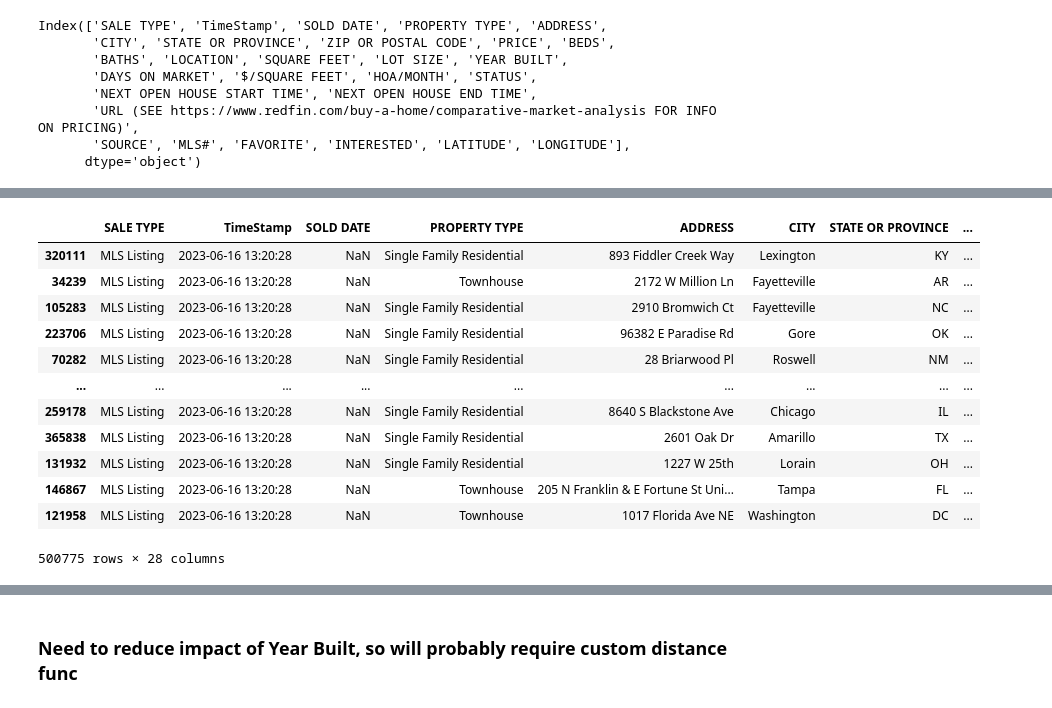
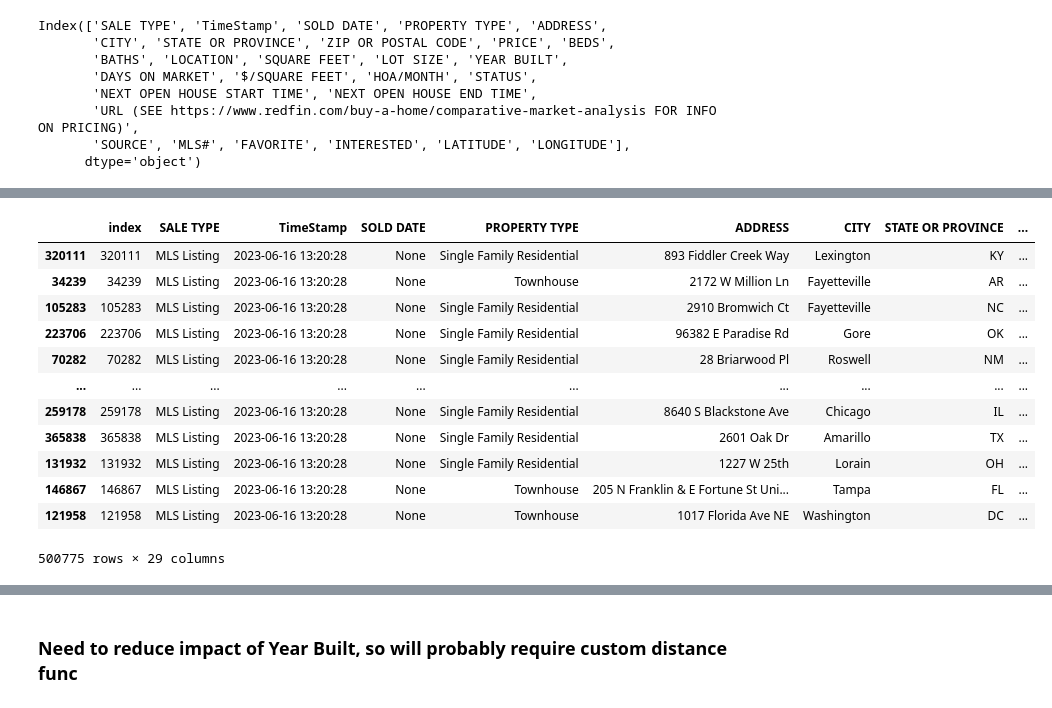
Before and after one commit to clearboxco/FYH-model, a Jupyter notebook: ML_tests_4_recs.ipynb, the cells around one changed output, grey strips where cells are left out. Saved outputs shown, nothing was run; the diff lists cells and outputs as text; code cells hidden in the pictures.

```diff
--- a/ML_tests_4_recs.ipynb
+++ b/ML_tests_4_recs.ipynb
@@ -225,21 +378,23 @@ df_full=df
 
 df_final=df_full.drop(['ADDRESS','CITY','STATE OR PROVINCE','ZIP OR POSTAL CODE','PROPERTY TYPE'],axis=1)
 # %%
-df.sample(frac=1, replace=False, random_state=42)
+sampled=df.sample(frac=1, replace=False, random_state=42)
-# %% [output]
-|  | SALE TYPE | TimeStamp | SOLD DATE | PROPERTY TYPE | ADDRESS | CITY | STATE OR PROVINCE | ... |
-| 320111 | MLS Listing | 2023-06-16 13:20:28 | NaN | Single Family Residential | 893 Fiddler Creek Way | Lexington | KY | ... |
-| 34239 | MLS Listing | 2023-06-16 13:20:28 | NaN | Townhouse | 2172 W Million Ln | Fayetteville | AR | ... |
-| 105283 | MLS Listing | 2023-06-16 13:20:28 | NaN | Single Family Residential | 2910 Bromwich Ct | Fayetteville | NC | ... |
-| 223706 | MLS Listing | 2023-06-16 13:20:28 | NaN | Single Family Residential | 96382 E Paradise Rd | Gore | OK | ... |
-| 70282 | MLS Listing | 2023-06-16 13:20:28 | NaN | Single Family Residential | 28 Briarwood Pl | Roswell | NM | ... |
-| ... | ... | ... | ... | ... | ... | ... | ... | ... |
-| 259178 | MLS Listing | 2023-06-16 13:20:28 | NaN | Single Family Residential | 8640 S Blackstone Ave | Chicago | IL | ... |
-| 365838 | MLS Listing | 2023-06-16 13:20:28 | NaN | Single Family Residential | 2601 Oak Dr | Amarillo | TX | ... |
-| 131932 | MLS Listing | 2023-06-16 13:20:28 | NaN | Single Family Residential | 1227 W 25th | Lorain | OH | ... |
-| 146867 | MLS Listing | 2023-06-16 13:20:28 | NaN | Townhouse | 205 N Franklin & E Fortune St Uni... | Tampa | FL | ... |
-| 121958 | MLS Listing | 2023-06-16 13:20:28 | NaN | Townhouse | 1017 Florida Ave NE | Washington | DC | ... |
-500775 rows × 28 columns
+# %%
+sampled
+# %% [output]
+|  | index | SALE TYPE | TimeStamp | SOLD DATE | PROPERTY TYPE | ADDRESS | CITY | STATE OR PROVINCE | ... |
+| 320111 | 320111 | MLS Listing | 2023-06-16 13:20:28 | None | Single Family Residential | 893 Fiddler Creek Way | Lexington | KY | ... |
+| 34239 | 34239 | MLS Listing | 2023-06-16 13:20:28 | None | Townhouse | 2172 W Million Ln | Fayetteville | AR | ... |
+| 105283 | 105283 | MLS Listing | 2023-06-16 13:20:28 | None | Single Family Residential | 2910 Bromwich Ct | Fayetteville | NC | ... |
+| 223706 | 223706 | MLS Listing | 2023-06-16 13:20:28 | None | Single Family Residential | 96382 E Paradise Rd | Gore | OK | ... |
+| 70282 | 70282 | MLS Listing | 2023-06-16 13:20:28 | None | Single Family Residential | 28 Briarwood Pl | Roswell | NM | ... |
+| ... | ... | ... | ... | ... | ... | ... | ... | ... | ... |
+| 259178 | 259178 | MLS Listing | 2023-06-16 13:20:28 | None | Single Family Residential | 8640 S Blackstone Ave | Chicago | IL | ... |
+| 365838 | 365838 | MLS Listing | 2023-06-16 13:20:28 | None | Single Family Residential | 2601 Oak Dr | Amarillo | TX | ... |
+| 131932 | 131932 | MLS Listing | 2023-06-16 13:20:28 | None | Single Family Residential | 1227 W 25th | Lorain | OH | ... |
+| 146867 | 146867 | MLS Listing | 2023-06-16 13:20:28 | None | Townhouse | 205 N Franklin & E Fortune St Uni... | Tampa | FL | ... |
+| 121958 | 121958 | MLS Listing | 2023-06-16 13:20:28 | None | Townhouse | 1017 Florida Ave NE | Washington | DC | ... |
+500775 rows × 29 columns
 # %%
 df_full.info()
 # %% [output]
```
Also changed, not shown: parts of 26 cells of this notebook, 6 other files.
